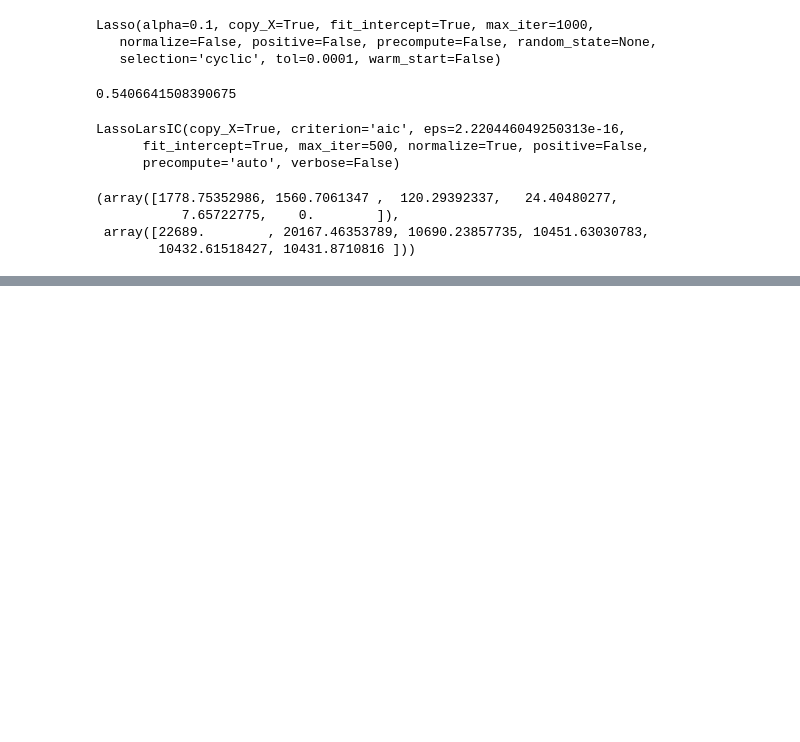
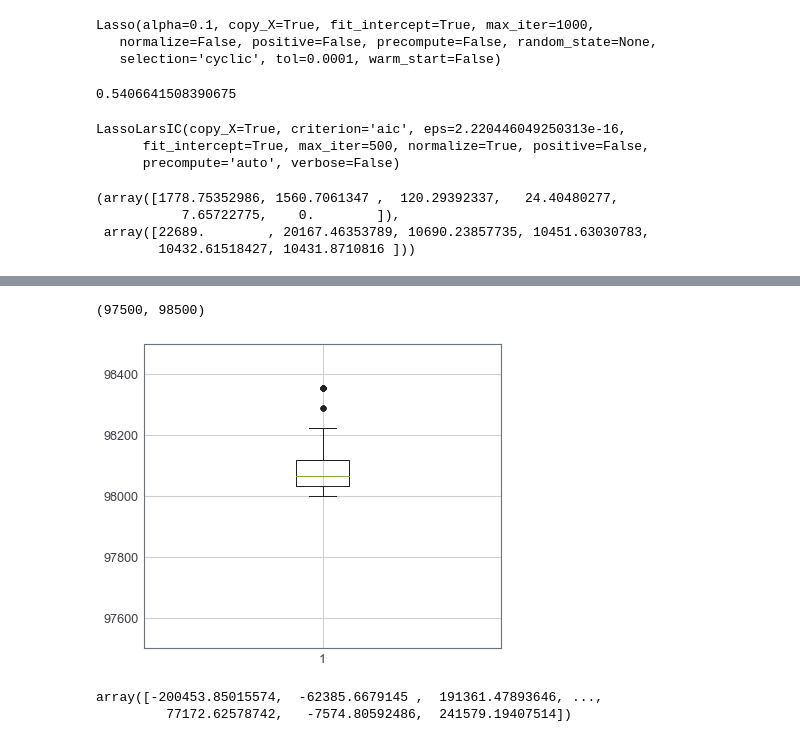
Before and after one commit to MingliangZhou/stat_ds, a Jupyter notebook: code/ch_4.ipynb, the cells around one changed output, grey strips where cells are left out. Drawn from its saved outputs; the diff is of its cells as text; code cells hidden in the pictures; blank space fills up the shorter version.

```diff
--- a/code/ch_4.ipynb
+++ b/code/ch_4.ipynb
@@ -183,0 +247,9 @@ print(date.shape)
+# %%
+from sklearn.preprocessing import LabelEncoder
+from tensorflow import keras
+
+le = LabelEncoder()
+df_house['PropertyType'] = le.fit_transform(df_house['PropertyType'])
+emb_cat = pd.DataFrame(keras.utils.to_categorical(df_house['PropertyType']),
+                      columns=['Multiplex', 'Single', 'Townhouse'])
+emb_cat.head(10)
@@ -183,0 +268,4 @@ print(date.shape)
+# %%
+df_house.reset_index(inplace=True)
+df_house = pd.concat([df_house, emb_cat], axis=1)
+df_house.head()
@@ -183,0 +316,15 @@ print(date.shape)
+# %%
+zips = df_house['ZipCode'].values
+plt.boxplot(zips, sym='k')
+plt.ylim([97500, 98500])
+# %% [output]
+(97500, 98500)
+[figure, added]
+# %%
+lin_reg = linear_model.LinearRegression()
+lin_reg.fit(X, y)
+y_pred = lin_reg.predict(X).ravel()
+residuals = y.values.ravel() - y_pred
+# %% [output]
+array([-200453.85015574,  -62385.6679145 ,  191361.47893646, ...,
+         77172.62578742,   -7574.80592486,  241579.19407514])
```
Also changed, not shown: parts of 34 cells of this notebook.
